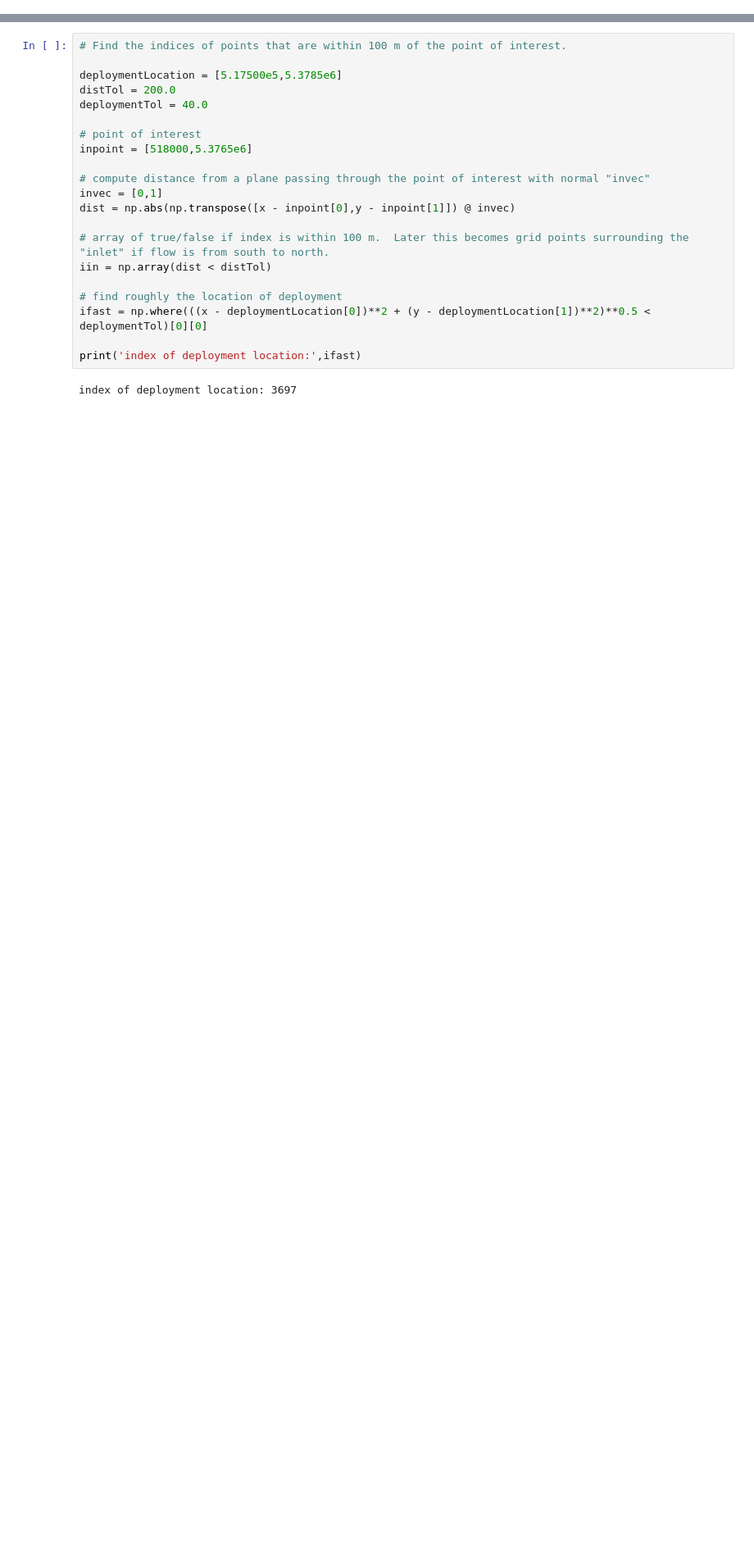
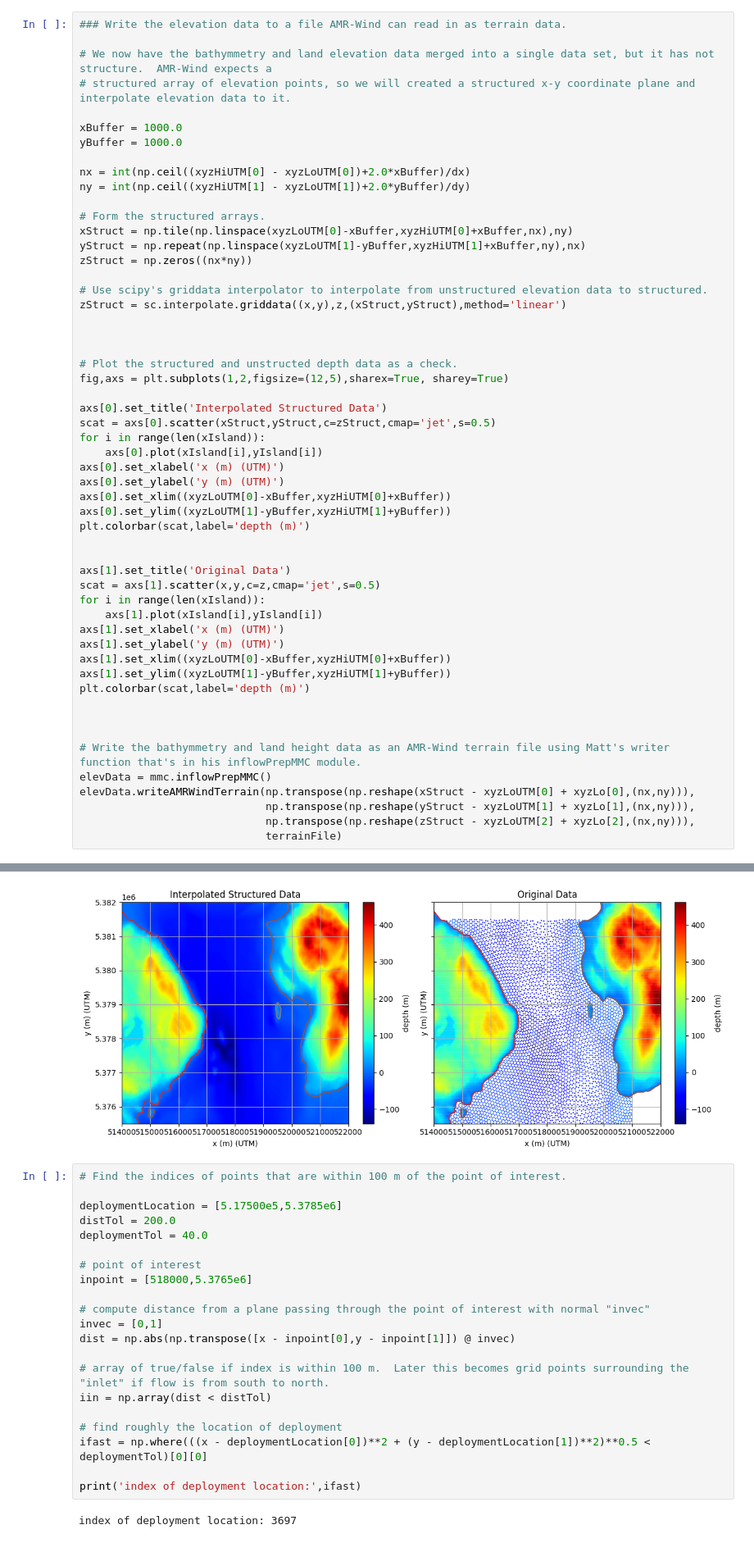
Before and after one commit to kynema/estuary_hfm_mmsei, a Jupyter notebook: tools/FVCOM-dataExtraction/FVCOM-dataExtraction.ipynb, the cells around one changed output, grey strips where cells are left out. Shown at 82% size. Drawn from its saved outputs; the diff is of its cells as text; blank space fills up the shorter version.

```diff
--- a/tools/FVCOM-dataExtraction/FVCOM-dataExtraction.ipynb
+++ b/tools/FVCOM-dataExtraction/FVCOM-dataExtraction.ipynb
@@ -270,0 +294,55 @@ z = np.concatenate((zBathymetry,zTerrain),axis=0)
+# %%
+### Write the elevation data to a file AMR-Wind can read in as terrain data.
+
+# We now have the bathymmetry and land elevation data merged into a single data set, but it has not structure.  AMR-Wind expects a
+# structured array of elevation points, so we will created a structured x-y coordinate plane and interpolate elevation data to it.
+
+xBuffer = 1000.0
+yBuffer = 1000.0
+
+nx = int(np.ceil((xyzHiUTM[0] - xyzLoUTM[0])+2.0*xBuffer)/dx)
+ny = int(np.ceil((xyzHiUTM[1] - xyzLoUTM[1])+2.0*yBuffer)/dy)
+
+# Form the structured arrays.
+xStruct = np.tile(np.linspace(xyzLoUTM[0]-xBuffer,xyzHiUTM[0]+xBuffer,nx),ny)
+yStruct = np.repeat(np.linspace(xyzLoUTM[1]-yBuffer,xyzHiUTM[1]+xBuffer,ny),nx)
+zStruct = np.zeros((nx*ny))
+
+# Use scipy's griddata interpolator to interpolate from unstructured elevation data to structured.
+zStruct = sc.interpolate.griddata((x,y),z,(xStruct,yStruct),method='linear')
+
+
+
+# Plot the structured and unstructed depth data as a check.
+fig,axs = plt.subplots(1,2,figsize=(12,5),sharex=True, sharey=True)
+
+axs[0].set_title('Interpolated Structured Data')
+scat = axs[0].scatter(xStruct,yStruct,c=zStruct,cmap='jet',s=0.5)
+for i in range(len(xIsland)):
+    axs[0].plot(xIsland[i],yIsland[i])
+axs[0].set_xlabel('x (m) (UTM)')
+axs[0].set_ylabel('y (m) (UTM)')
+axs[0].set_xlim((xyzLoUTM[0]-xBuffer,xyzHiUTM[0]+xBuffer))
+axs[0].set_ylim((xyzLoUTM[1]-yBuffer,xyzHiUTM[1]+yBuffer))
+plt.colorbar(scat,label='depth (m)')
+
+
+axs[1].set_title('Original Data')
+scat = axs[1].scatter(x,y,c=z,cmap='jet',s=0.5)
+for i in range(len(xIsland)):
+    axs[1].plot(xIsland[i],yIsland[i])
+axs[1].set_xlabel('x (m) (UTM)')
+axs[1].set_ylabel('y (m) (UTM)')
+axs[1].set_xlim((xyzLoUTM[0]-xBuffer,xyzHiUTM[0]+xBuffer))
+axs[1].set_ylim((xyzLoUTM[1]-yBuffer,xyzHiUTM[1]+yBuffer))
+plt.colorbar(scat,label='depth (m)')
+
+
+
+# Write the bathymmetry and land height data as an AMR-Wind terrain file using Matt's writer function that's in his inflowPrepMMC module.
+elevData = mmc.inflowPrepMMC()
+elevData.writeAMRWindTerrain(np.transpose(np.reshape(xStruct - xyzLoUTM[0] + xyzLo[0],(nx,ny))),
+                             np.transpose(np.reshape(yStruct - xyzLoUTM[1] + xyzLo[1],(nx,ny))),
+                             np.transpose(np.reshape(zStruct - xyzLoUTM[2] + xyzLo[2],(nx,ny))),
+                             terrainFile)
+# %% [output]
@@ -271,3 +350,4 @@ z = np.concatenate((zBathymetry,zTerrain),axis=0)
+[figure, new version]
 # %%
 # Find the indices of points that are within 100 m of the point of interest.
 
```
Also changed, not shown: parts of 11 cells of this notebook.
